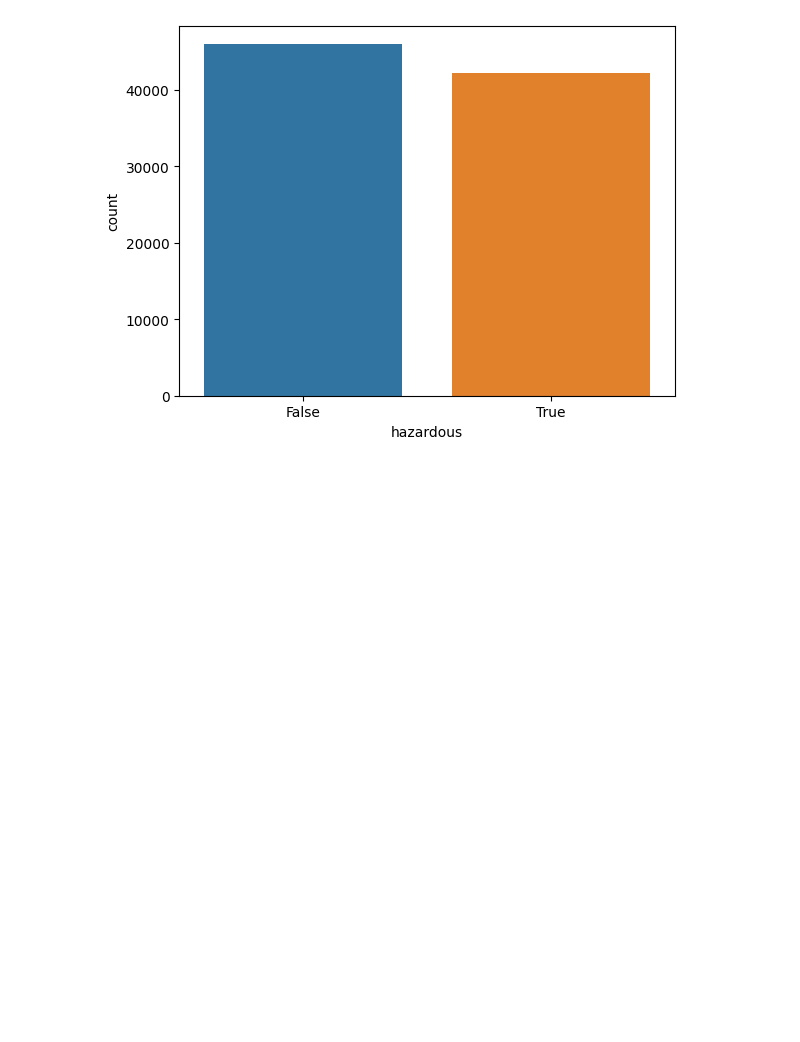
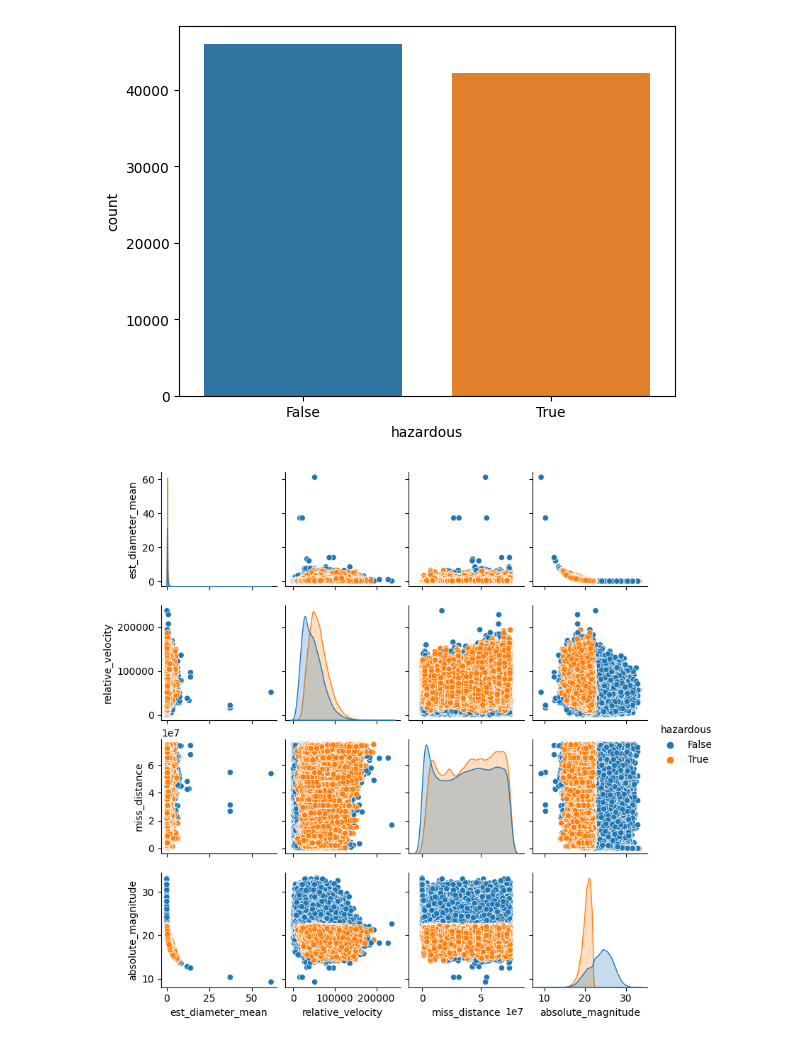
Before and after one commit to Giut0/NASA-NEO-Project, a Jupyter notebook: data_pre-proscessing.ipynb, the cells around one changed output. Drawn from its saved outputs; the diff is of its cells as text; code cells hidden in the pictures; blank space fills up the shorter version.

Commit message:
ADASYN and Cost-sensitive learning

```diff
--- a/data_pre-proscessing.ipynb
+++ b/data_pre-proscessing.ipynb
@@ -75,3 +75,18 @@ sns.countplot(x="hazardous", data=data_res)
 # %% [output]
 <AxesSubplot:xlabel='hazardous', ylabel='count'>
 [figure]
+# %%
+from imblearn.over_sampling import ADASYN
+ada = ADASYN(random_state=42)
+X_res, y_res = ada.fit_resample(X, y)
+# %%
+# Dataframe reconstruction
+data_res_adasyn = X_res
+data_res_adasyn["hazardous"] = y_res
+data_res_adasyn.drop_duplicates()
+data_res_adasyn.to_csv("data/NEO_v2_refined_res_adasyn.csv", index=False)
+# %%
+# Data visualization after resampling
+data_res_adasyn_plot = sns.pairplot(data_res_adasyn, hue='hazardous', height=2)
+# %% [output]
+[figure, added]
```
Also changed, not shown: parts of 5 cells of this notebook, 11 other files.
